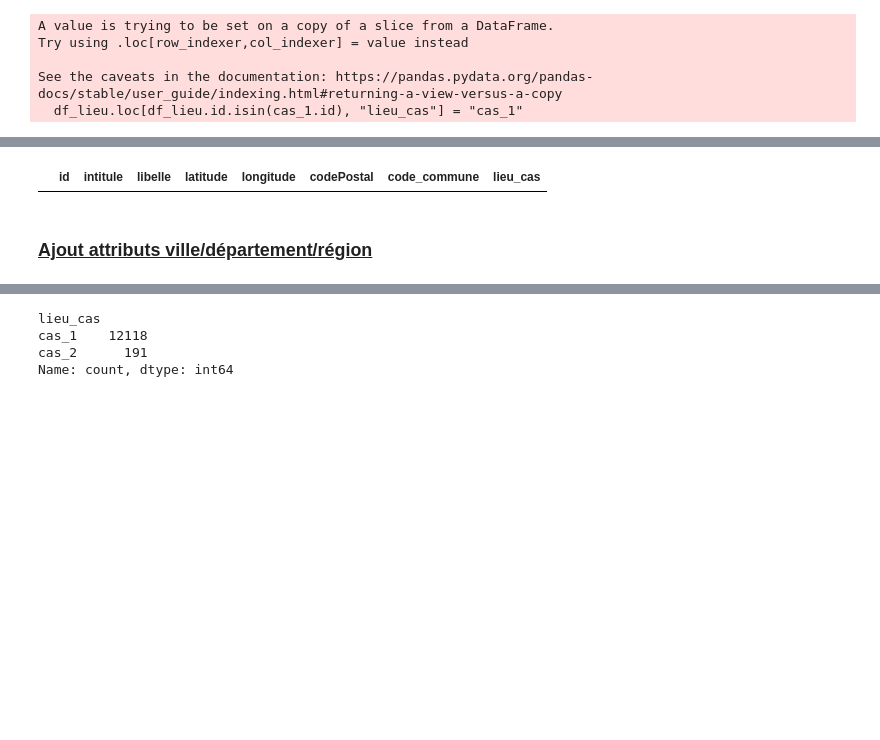
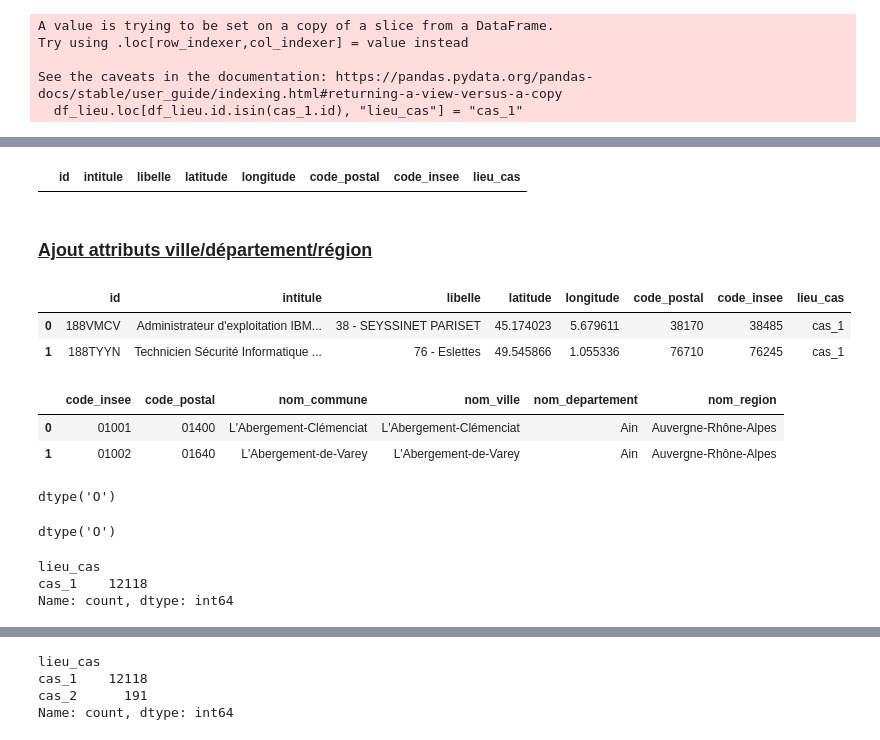
Before and after one commit to vimchun/Job-Market-in-France, a Jupyter notebook: notebooks/add_location_attributes.ipynb, the cells around one changed output, grey strips where cells are left out. Saved outputs shown, nothing was run; the diff lists cells and outputs as text; code cells hidden in the pictures; blank space fills up the shorter version.

```diff
--- a/notebooks/add_location_attributes.ipynb
+++ b/notebooks/add_location_attributes.ipynb
@@ -54,7 +60,14 @@ df = df.join(lieuTravail_normalized)
 
 df_lieu = df[["id", "intitule"] + list(lieuTravail_normalized.columns)]
 # %%
-df_lieu.rename({"commune": "code_commune"}, axis=1, inplace=True)
+df_lieu.rename(
+    {
+        "codePostal": "code_postal",
+        "commune": "code_insee",
+    },
+    axis=1,
+    inplace=True,
+)
 # %% [output]
 A value is trying to be set on a copy of a slice from a DataFrame
 
@@ -81,5 +94,5 @@ df_lieu
 # %%
-cas_1 = df_lieu[~df_lieu.code_commune.isna()]
+cas_1 = df_lieu[~df_lieu.code_insee.isna()]
 # %%
 cas_1
 # %% [output]
@@ -124,10 +137,36 @@ df_lieu
 # %%
 # note : si commune = NAN, alors code_postal = NAN
 df_lieu[~df_lieu.lieu_cas.isin(["cas_1"])  # != cas_1
-      & ~df_lieu.codePostal.isna()
+      & ~df_lieu.code_postal.isna()
         ]  # fmt: off
 # %% [output]
-|  | id | intitule | libelle | latitude | longitude | codePostal | code_commune | lieu_cas |
+|  | id | intitule | libelle | latitude | longitude | code_postal | code_insee | lieu_cas |
 # %% [markdown]
 ### <u> Ajout attributs ville/département/région </u>
+# %%
+df_lieu.head(2)
+# %% [output]
+|  | id | intitule | libelle | latitude | longitude | code_postal | code_insee | lieu_cas |
+| 0 | 188VMCV | Administrateur d'exploitation IBM... | 38 - SEYSSINET PARISET | 45.174023 | 5.679611 | 38170 | 38485 | cas_1 |
+| 1 | 188TYYN | Technicien Sécurité Informatique ... | 76 - Eslettes | 49.545866 | 1.055336 | 76710 | 76245 | cas_1 |
+# %%
+df_insee.head(2)
+# %% [output]
+|  | code_insee | code_postal | nom_commune | nom_ville | nom_departement | nom_region |
+| 0 | 01001 | 01400 | L'Abergement-Clémenciat | L'Abergement-Clémenciat | Ain | Auvergne-Rhône-Alpes |
+| 1 | 01002 | 01640 | L'Abergement-de-Varey | L'Abergement-de-Varey | Ain | Auvergne-Rhône-Alpes |
+# %%
+display(
+    df_lieu.code_insee.dtypes,
+    df_insee.code_insee.dtypes,
+)
+# %% [output]
+dtype('O')
+dtype('O')
+# %%
+df_lieu.value_counts("lieu_cas")
+# %% [output]
+lieu_cas
+cas_1    12118
+Name: count, dtype: int64
 # %%
```
Also changed, not shown: parts of 33 cells of this notebook, 4 other files.
